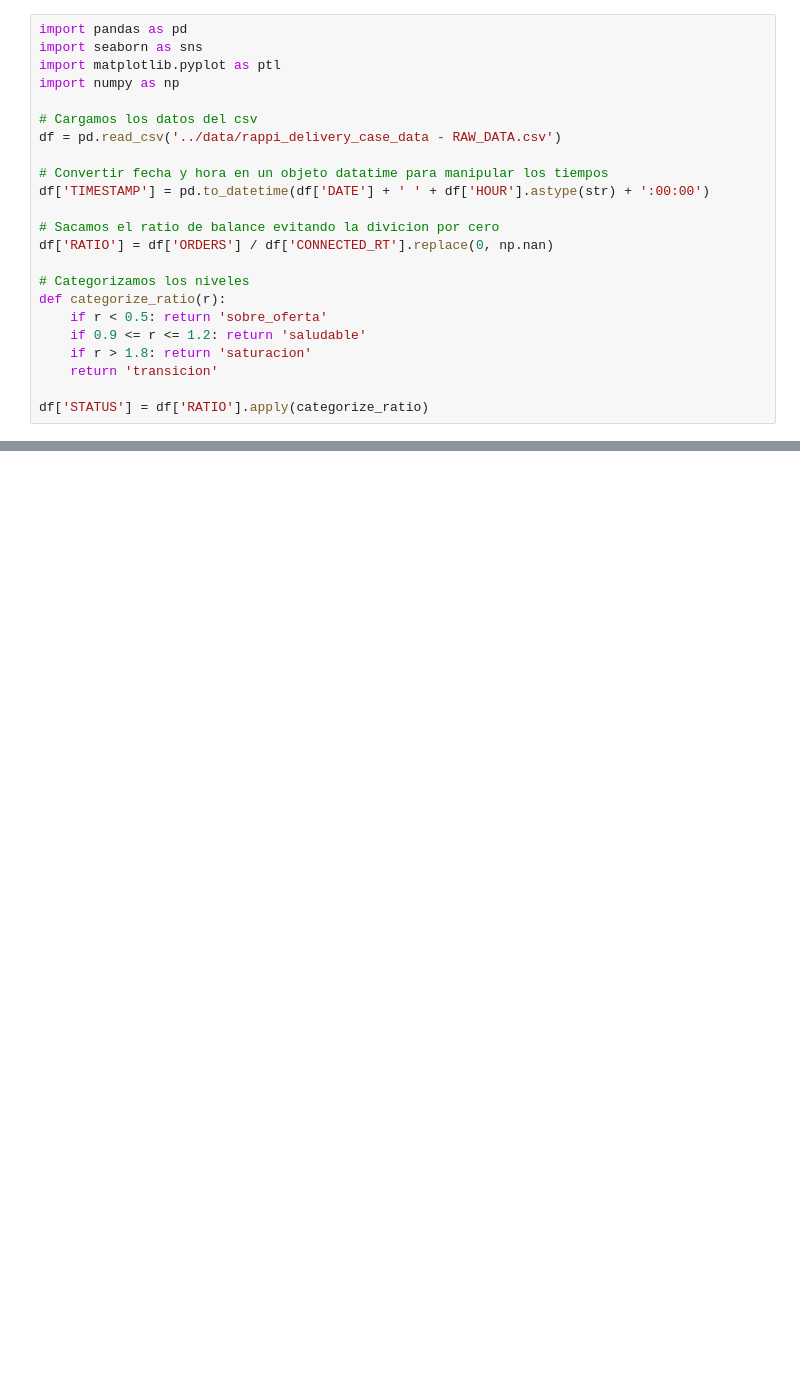
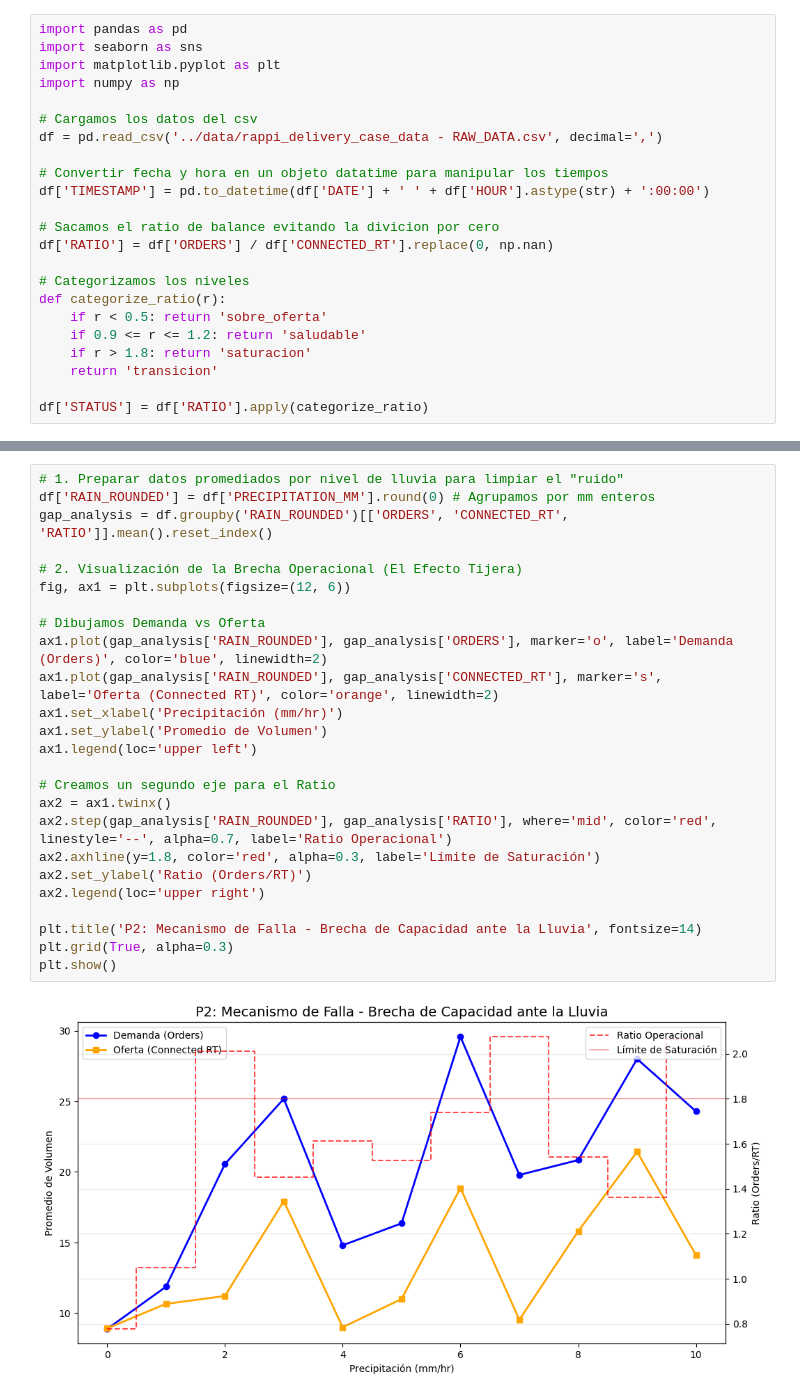
Before and after one commit to DiegoOLopez/rappi_delivery_case, a Jupyter notebook: notebooks/01_operational_diagnosis.ipynb, the cells around one changed output, grey strips where cells are left out. Saved outputs shown, nothing was run; the diff lists cells and outputs as text; blank space fills up the shorter version.

Commit message:
feat(mod1): complete P2 - identify precipitation as driver and analyze demand surge mechanism

```diff
--- a/notebooks/01_operational_diagnosis.ipynb
+++ b/notebooks/01_operational_diagnosis.ipynb
@@ -1,11 +1,11 @@
 # %%
 import pandas as pd
 import seaborn as sns
-import matplotlib.pyplot as ptl
+import matplotlib.pyplot as plt
 import numpy as np
 
 # Cargamos los datos del csv
-df = pd.read_csv('../data/rappi_delivery_case_data - RAW_DATA.csv')
+df = pd.read_csv('../data/rappi_delivery_case_data - RAW_DATA.csv', decimal=',')
 
 # Convertir fecha y hora en un objeto datatime para manipular los tiempos
 df['TIMESTAMP'] = pd.to_datetime(df['DATE'] + ' ' + df['HOUR'].astype(str) + ':00:00')
@@ -70,0 +89,27 @@ Tambien se pueden sacar dos metricas de cuantificacion de impacto:
+# %%
+# 1. Preparar datos promediados por nivel de lluvia para limpiar el "ruido"
+df['RAIN_ROUNDED'] = df['PRECIPITATION_MM'].round(0) # Agrupamos por mm enteros
+gap_analysis = df.groupby('RAIN_ROUNDED')[['ORDERS', 'CONNECTED_RT', 'RATIO']].mean().reset_index()
+
+# 2. Visualización de la Brecha Operacional (El Efecto Tijera)
+fig, ax1 = plt.subplots(figsize=(12, 6))
+
+# Dibujamos Demanda vs Oferta
+ax1.plot(gap_analysis['RAIN_ROUNDED'], gap_analysis['ORDERS'], marker='o', label='Demanda (Orders)', color='blue', linewidth=2)
+ax1.plot(gap_analysis['RAIN_ROUNDED'], gap_analysis['CONNECTED_RT'], marker='s', label='Oferta (Connected RT)', color='orange', linewidth=2)
+ax1.set_xlabel('Precipitación (mm/hr)')
+ax1.set_ylabel('Promedio de Volumen')
+ax1.legend(loc='upper left')
+
+# Creamos un segundo eje para el Ratio
+ax2 = ax1.twinx()
+ax2.step(gap_analysis['RAIN_ROUNDED'], gap_analysis['RATIO'], where='mid', color='red', linestyle='--', alpha=0.7, label='Ratio Operacional')
+ax2.axhline(y=1.8, color='red', alpha=0.3, label='Límite de Saturación')
+ax2.set_ylabel('Ratio (Orders/RT)')
+ax2.legend(loc='upper right')
+
+plt.title('P2: Mecanismo de Falla - Brecha de Capacidad ante la Lluvia', fontsize=14)
+plt.grid(True, alpha=0.3)
+plt.show()
+# %% [output]
+[figure, added]
```
Also changed, not shown: parts of 7 cells of this notebook, 1 other file.
